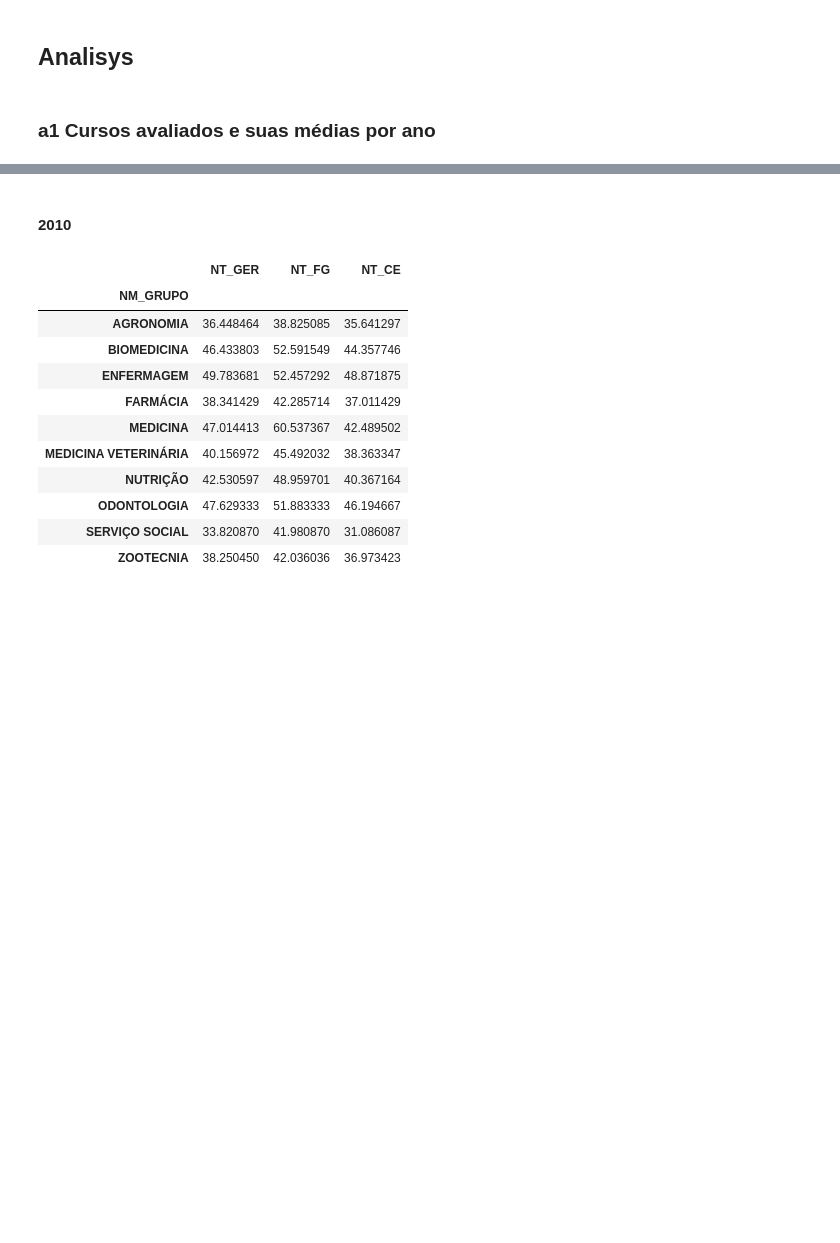
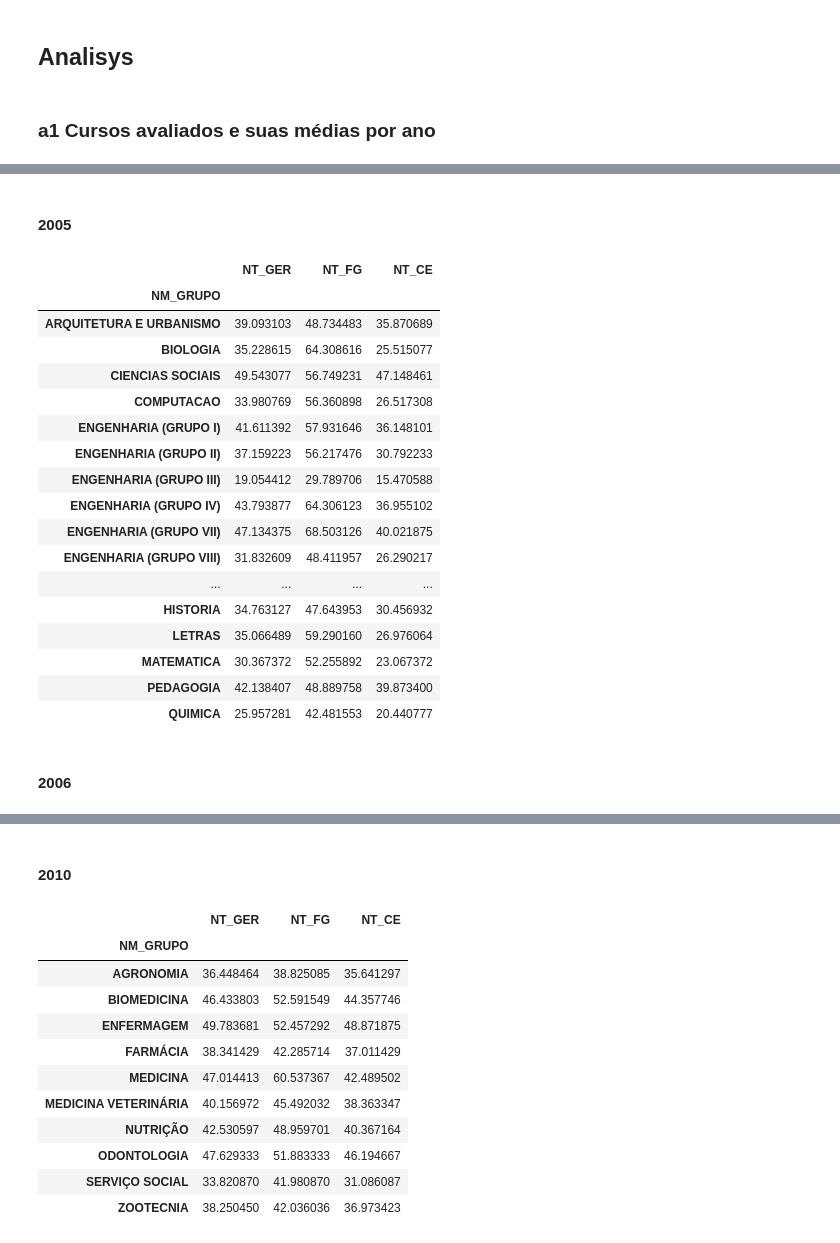
Before and after one commit to andrespp/ds-enade, a Jupyter notebook: analysis/analysis.ipynb, the cells around one changed output, grey strips where cells are left out. Drawn from its saved outputs; the diff is of its cells as text; code cells hidden in the pictures; blank space fills up the shorter version.

```diff
--- a/analysis/analysis.ipynb
+++ b/analysis/analysis.ipynb
@@ -43,0 +60,25 @@ dfa1 = df[['NU_ANO', 'NM_GRUPO','NT_GER','NT_FG','NT_CE']].groupby(['NU_ANO', 'N
+# %% [markdown]
+#### 2005
+# %%
+dfa1.loc[2005]
+# %% [output]
+|  | NT_GER | NT_FG | NT_CE |
+| NM_GRUPO |  |  |  |
+| ARQUITETURA E URBANISMO | 39.093103 | 48.734483 | 35.870689 |
+| BIOLOGIA | 35.228615 | 64.308616 | 25.515077 |
+| CIENCIAS SOCIAIS | 49.543077 | 56.749231 | 47.148461 |
+| COMPUTACAO | 33.980769 | 56.360898 | 26.517308 |
+| ENGENHARIA (GRUPO I) | 41.611392 | 57.931646 | 36.148101 |
+| ENGENHARIA (GRUPO II) | 37.159223 | 56.217476 | 30.792233 |
+| ENGENHARIA (GRUPO III) | 19.054412 | 29.789706 | 15.470588 |
+| ENGENHARIA (GRUPO IV) | 43.793877 | 64.306123 | 36.955102 |
+| ENGENHARIA (GRUPO VII) | 47.134375 | 68.503126 | 40.021875 |
+| ENGENHARIA (GRUPO VIII) | 31.832609 | 48.411957 | 26.290217 |
+| ... | ... | ... | ... |
+| HISTORIA | 34.763127 | 47.643953 | 30.456932 |
+| LETRAS | 35.066489 | 59.290160 | 26.976064 |
+| MATEMATICA | 30.367372 | 52.255892 | 23.067372 |
+| PEDAGOGIA | 42.138407 | 48.889758 | 39.873400 |
+| QUIMICA | 25.957281 | 42.481553 | 20.440777 |
+# %% [markdown]
+#### 2006
```
Also changed, not shown: parts of 21 cells of this notebook.
